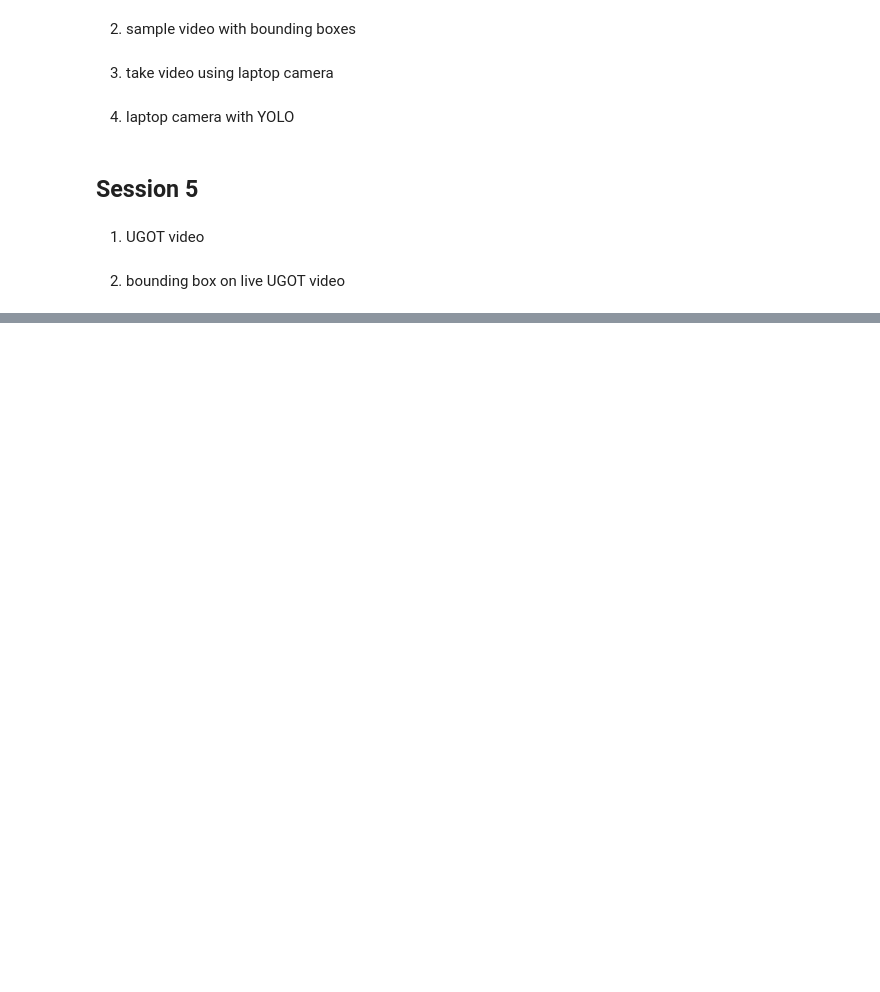
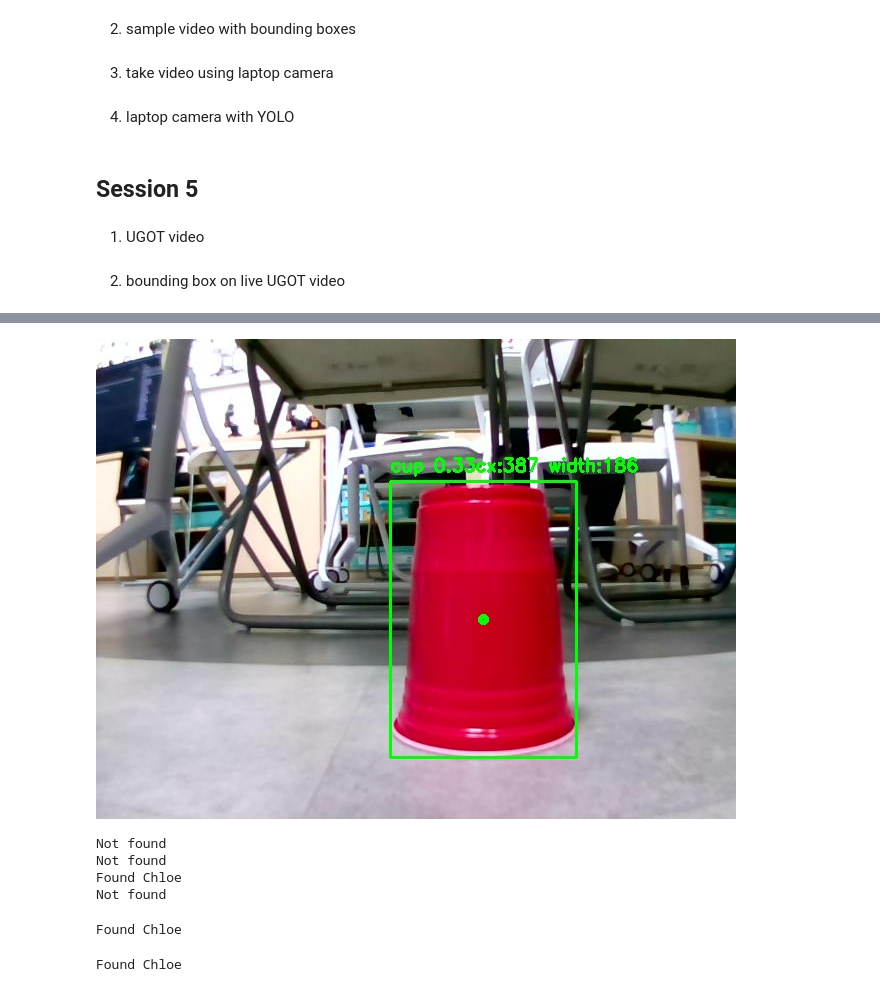
Before and after one commit to mblijian/VS-Code, a Jupyter notebook: Level5/L5204T1/L5204T1.ipynb, the cells around one changed output, grey strips where cells are left out. Drawn from its saved outputs; the diff is of its cells as text; code cells hidden in the pictures; blank space fills up the shorter version.

```diff
--- a/Level5/L5204T1/L5204T1.ipynb
+++ b/Level5/L5204T1/L5204T1.ipynb
@@ -4627,7 +4671,7 @@ while True:
     for box in results[0].boxes:
         name = model.names[int(box.cls[0])]
         conf = float(box.conf[0])
-        if name == "teddy bear":
+        if name == "cup":
             x1,y1,x2,y2 = map(int,box.xyxy[0])
             cx = (x1+x2)//2
             cy = (y1+y2)//2
@@ -4638,7 +4682,7 @@ while True:
                 got.mecanum_stop()
                 break
 
-    got.mecanum_turn_speed(2,30)
+    got.mecanum_move_xyz(0,0,-20)
 
     # show the frame with boxes in notebook
     ok,picture_jpg = cv2.imencode(".jpg",frame)
@@ -4647,38 +4730,87 @@ while True:
 # %%
-# mecanum rotate and recognize the bear : flag version
+# mecanum approach,object recognition and get closer : flag version
 import time
 got.open_camera()
 print("The camera is on.")
 time.sleep(1)
 
 while True:
     picture_raw = got.read_camera_data()
     if picture_raw is None:
         continue
 
     frame = cv2.imdecode(np.frombuffer(picture_raw,np.uint8),cv2.IMREAD_COLOR)
 
     # YOLO block
     results = model(frame,verbose = False)
-    cx = None   # flag
+    # cx = None   # flag
+    cup_width = None
     for box in results[0].boxes:
         name = model.names[int(box.cls[0])]
         conf = float(box.conf[0])
-        if name == "teddy bear":
+        if name == "cup":
             x1,y1,x2,y2 = map(int,box.xyxy[0])
             cx = (x1+x2)//2
             cy = (y1+y2)//2
+            cup_width = x2-x1
             cv2.rectangle(frame,(x1,y1),(x2,y2),(0,255,0),2)
             cv2.circle(frame,(cx,cy),3,(0,255,0),3)
-            cv2.putText(frame,f"{name} {conf:.2f}",(x1,y1-10),cv2.FONT_HERSHEY_SIMPLEX,0.6,(0,255,0),2)
+            cv2.putText(frame,f"{name} {conf:.2f}cx:{cx} width:{cup_width}",(x1,y1-10),cv2.FONT_HERSHEY_SIMPLEX,0.6,(0,255,0),2)
 
     # show the frame with boxes in notebook
     ok,picture_jpg = cv2.imencode(".jpg",frame)
     display(Image(picture_jpg.tobytes()))
     clear_output(True)
 
-    if cx is not None and cx> 320:
+    #if cx is not None and cx> 320:
+    if cup_width and cup_width > 170:
         got.mecanum_stop()
         break
 
-    got.mecanum_turn_speed(2,30)
+    got.mecanum_move_xyz(0,10,0)
+    #got.mecanum_move_xyz(-20,0,0)
+# %% [output]
+[figure, added]
+# %%
+# flag
+names = ["Amy", "Ben", "Chloe", "Dan"]
+target = "Chloe"
+
+for name in names:
+    if name == target:
+        print("Found", target)
+    else:
+        print("Not found")
+# %% [output]
+Not found
+Not found
+Found Chloe
+Not found
+# %%
+# flag
+names = ["Amy", "Ben", "Chloe", "Dan"]
+target = "Chloe"
+
+for name in names:
+    if name == target:
+        print("Found", target)
+        break
+# %% [output]
+Found Chloe
+# %%
+# flag
+names = ["Amy", "Ben", "Chloe", "Dan"]
+target = "Chloe"
+
+found = False
+for name in names:
+    if name == target:
+        found = True
+        break
+
+if found:
+    print("Found", target)
+else:
+    print:("Not found")
+# %% [output]
+Found Chloe
```
Also changed, not shown: parts of 9 cells of this notebook, 2 other files.
